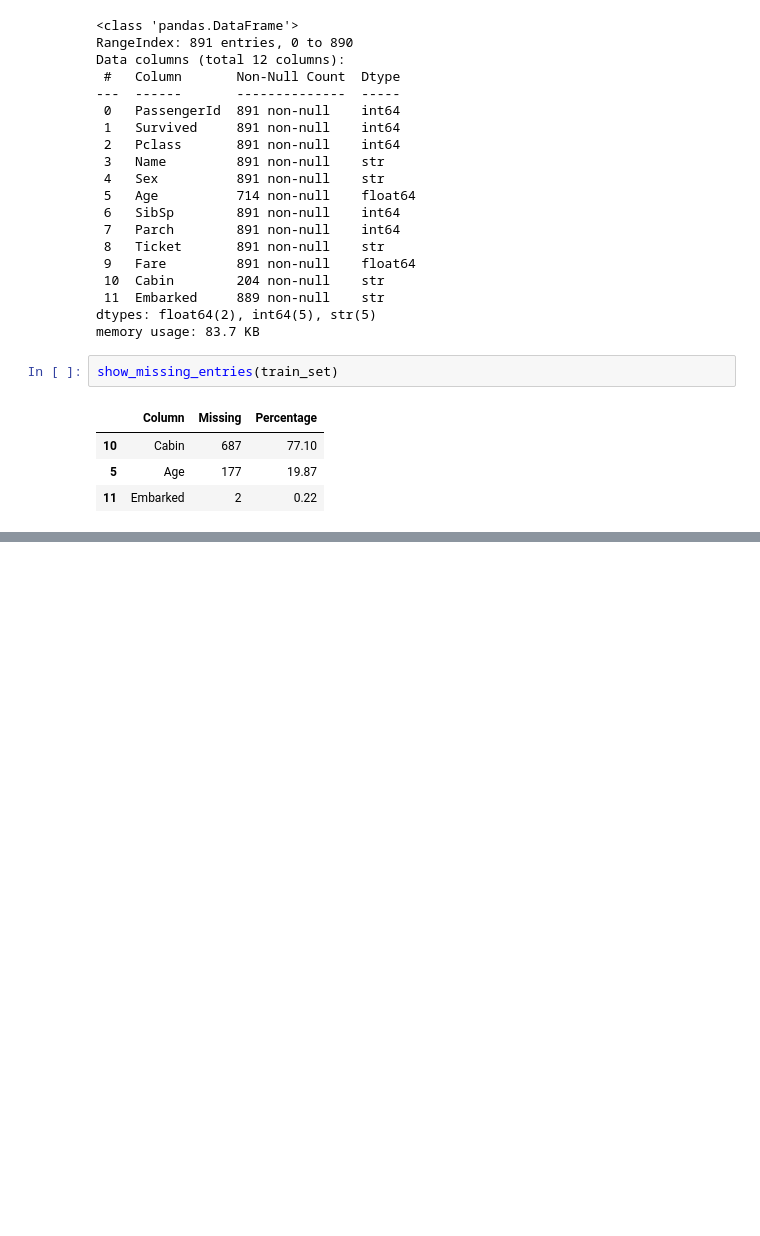
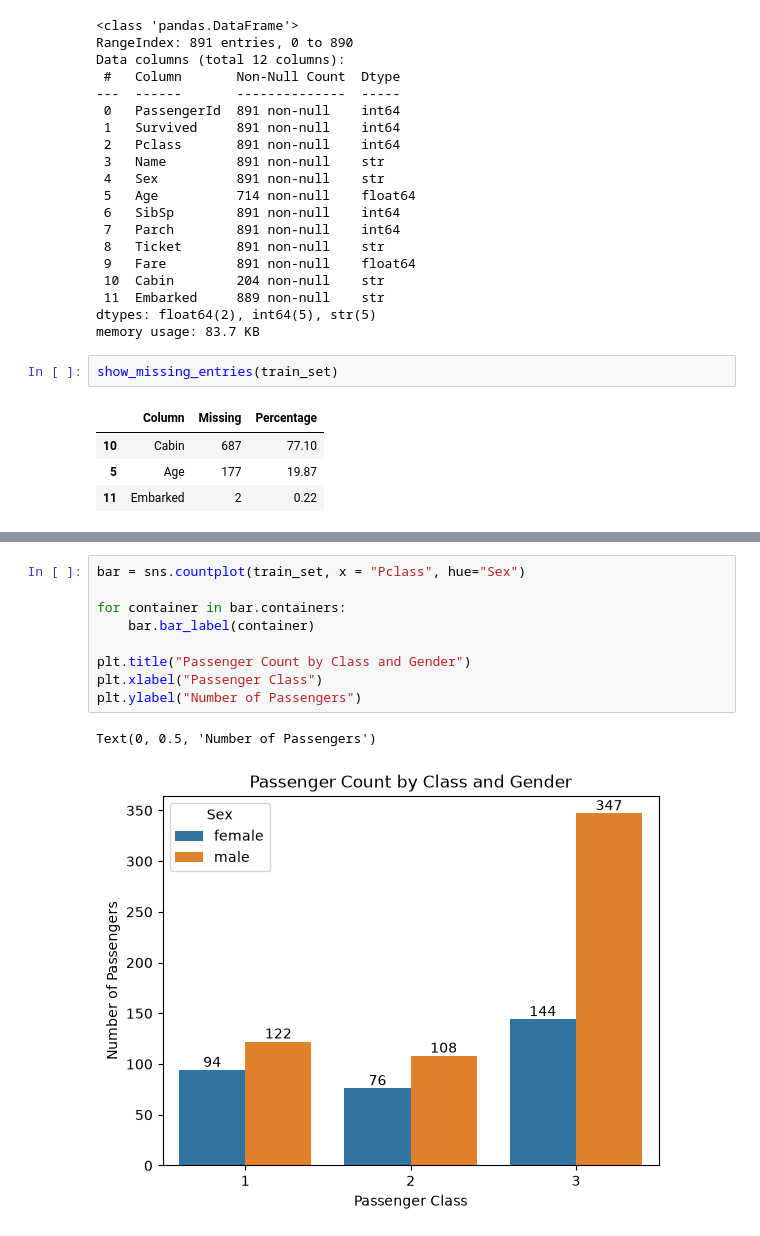
Before and after one commit to MarcooMateoo/ml-titanic, a Jupyter notebook: notebooks/01_EDA.ipynb, the cells around one changed output, grey strips where cells are left out. Saved outputs shown, nothing was run; the diff lists cells and outputs as text; blank space fills up the shorter version.

```diff
--- a/notebooks/01_EDA.ipynb
+++ b/notebooks/01_EDA.ipynb
@@ -72,0 +128,12 @@ show_missing_entries(train_set)
+# %%
+bar = sns.countplot(train_set, x = "Pclass", hue="Sex")
+
+for container in bar.containers:
+    bar.bar_label(container)
+
+plt.title("Passenger Count by Class and Gender")
+plt.xlabel("Passenger Class")
+plt.ylabel("Number of Passengers")
+# %% [output]
+Text(0, 0.5, 'Number of Passengers')
+[figure, added]
```
Also changed, not shown: parts of 29 cells of this notebook, 2 other files.
